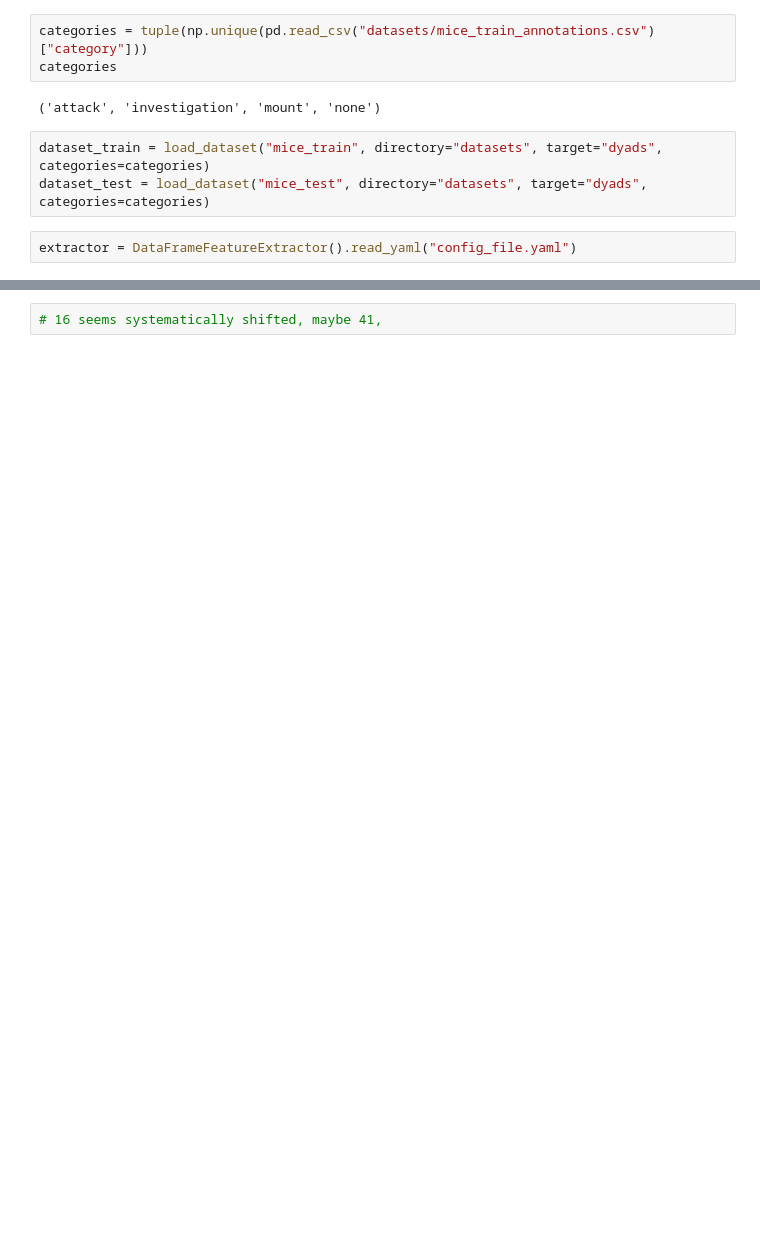
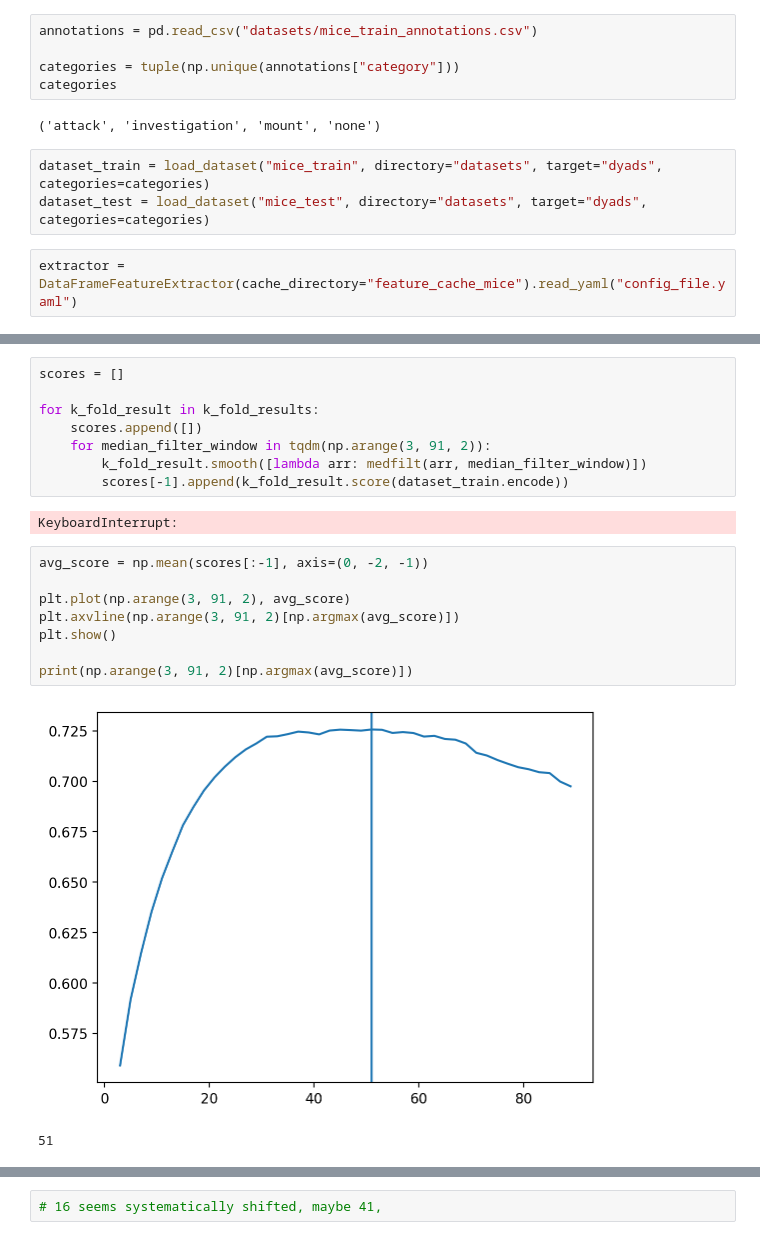
Before and after one commit to pnuehrenberg/vassi, a Jupyter notebook: examples/classification.ipynb, the cells around one changed output, grey strips where cells are left out. Saved outputs shown, nothing was run; the diff lists cells and outputs as text; blank space fills up the shorter version.

```diff
--- a/examples/classification.ipynb
+++ b/examples/classification.ipynb
@@ -28,5 +31,7 @@ cfg.trajectory_keys = (
 # %%
-categories = tuple(np.unique(pd.read_csv("datasets/mice_train_annotations.csv")["category"]))
+annotations = pd.read_csv("datasets/mice_train_annotations.csv")
+
+categories = tuple(np.unique(annotations["category"]))
 categories
 # %% [output]
 ('attack', 'investigation', 'mount', 'none')
@@ -34,7 +39,7 @@ categories
 dataset_train = load_dataset("mice_train", directory="datasets", target="dyads", categories=categories)
 dataset_test = load_dataset("mice_test", directory="datasets", target="dyads", categories=categories)
 # %%
-extractor = DataFrameFeatureExtractor().read_yaml("config_file.yaml")
+extractor = DataFrameFeatureExtractor(cache_directory="feature_cache_mice").read_yaml("config_file.yaml")
 # %%
 def subsample_train(dataset):
     global extractor
@@ -79 +87,22 @@ for fold_dataset_train, fold_dataset_holdout in dataset_train.k_fold(5, exclude=
+# %%
+scores = []
+
+for k_fold_result in k_fold_results:
+    scores.append([])
+    for median_filter_window in tqdm(np.arange(3, 91, 2)):
+        k_fold_result.smooth([lambda arr: medfilt(arr, median_filter_window)])
+        scores[-1].append(k_fold_result.score(dataset_train.encode))
+# %% [output]
+KeyboardInterrupt:
+# %%
+avg_score = np.mean(scores[:-1], axis=(0, -2, -1))
+
+plt.plot(np.arange(3, 91, 2), avg_score)
+plt.axvline(np.arange(3, 91, 2)[np.argmax(avg_score)])
+plt.show()
+
+print(np.arange(3, 91, 2)[np.argmax(avg_score)])
+# %% [output]
+[figure, added]
+51
 # %%
```
Also changed, not shown: parts of 31 cells of this notebook, 23 other files.
